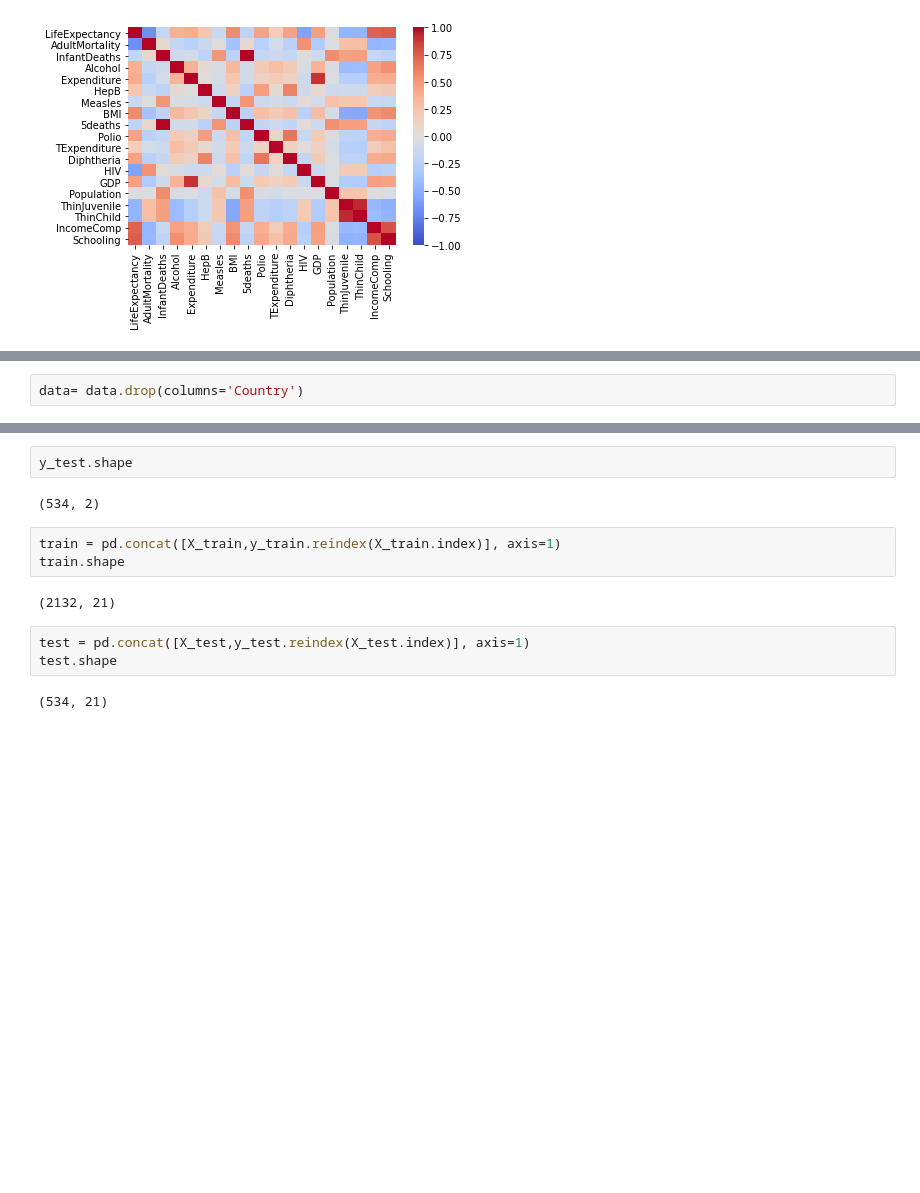
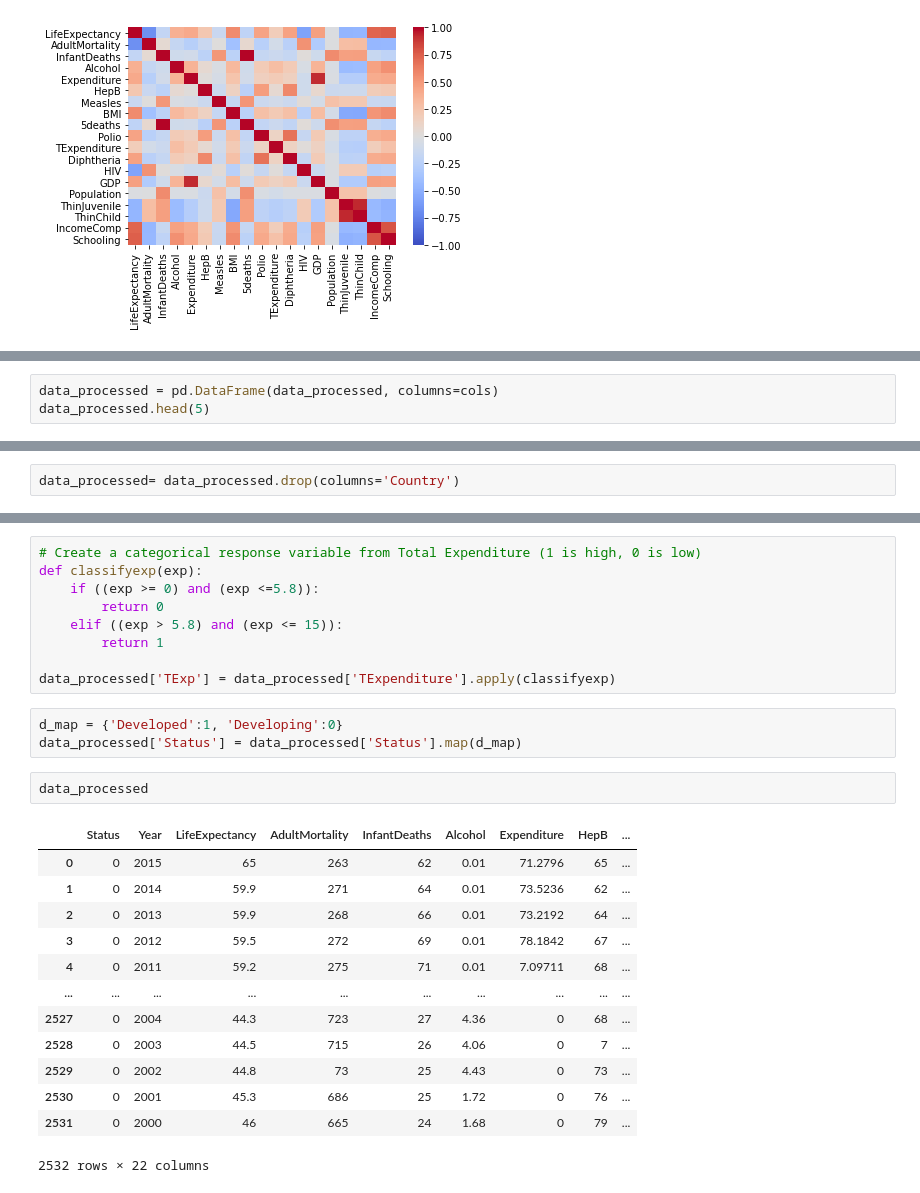
Before and after one commit to crsimmons1/lifeexpectancy, a Jupyter notebook: DataProcessesing.ipynb, the cells around one changed output, grey strips where cells are left out. Saved outputs shown, nothing was run; the diff lists cells and outputs as text; blank space fills up the shorter version.

Commit message:
Updated test/train

```diff
--- a/DataProcessesing.ipynb
+++ b/DataProcessesing.ipynb
@@ -211,0 +260,3 @@ iimputer = IterativeImputer(max_iter=15, random_state=0)
+# %%
+data_processed = pd.DataFrame(data_processed, columns=cols)
+data_processed.head(5)
@@ -212,2 +291,2 @@ iimputer = IterativeImputer(max_iter=15, random_state=0)
 # %%
-data= data.drop(columns='Country')
+data_processed= data_processed.drop(columns='Country')
@@ -277,15 +293,29 @@ y_train.shape
-# %%
-y_test.shape
-# %% [output]
-(534, 2)
-# %%
-train = pd.concat([X_train,y_train.reindex(X_train.index)], axis=1)
-train.shape
-# %% [output]
-(2132, 21)
-# %%
-test = pd.concat([X_test,y_test.reindex(X_test.index)], axis=1)
-test.shape
-# %% [output]
-(534, 21)
+# %%
+# Create a categorical response variable from Total Expenditure (1 is high, 0 is low)
+def classifyexp(exp):
+    if ((exp >= 0) and (exp <=5.8)):
+        return 0
+    elif ((exp > 5.8) and (exp <= 15)):
+        return 1
+
+data_processed['TExp'] = data_processed['TExpenditure'].apply(classifyexp)
+# %%
+d_map = {'Developed':1, 'Developing':0}
+data_processed['Status'] = data_processed['Status'].map(d_map)
+# %%
+data_processed
+# %% [output]
+|  | Status | Year | LifeExpectancy | AdultMortality | InfantDeaths | Alcohol | Expenditure | HepB | ... |
+| 0 | 0 | 2015 | 65 | 263 | 62 | 0.01 | 71.2796 | 65 | ... |
+| 1 | 0 | 2014 | 59.9 | 271 | 64 | 0.01 | 73.5236 | 62 | ... |
+| 2 | 0 | 2013 | 59.9 | 268 | 66 | 0.01 | 73.2192 | 64 | ... |
+| 3 | 0 | 2012 | 59.5 | 272 | 69 | 0.01 | 78.1842 | 67 | ... |
+| 4 | 0 | 2011 | 59.2 | 275 | 71 | 0.01 | 7.09711 | 68 | ... |
+| ... | ... | ... | ... | ... | ... | ... | ... | ... | ... |
+| 2527 | 0 | 2004 | 44.3 | 723 | 27 | 4.36 | 0 | 68 | ... |
+| 2528 | 0 | 2003 | 44.5 | 715 | 26 | 4.06 | 0 | 7 | ... |
+| 2529 | 0 | 2002 | 44.8 | 73 | 25 | 4.43 | 0 | 73 | ... |
+| 2530 | 0 | 2001 | 45.3 | 686 | 25 | 1.72 | 0 | 76 | ... |
+| 2531 | 0 | 2000 | 46 | 665 | 24 | 1.68 | 0 | 79 | ... |
+2532 rows × 22 columns
 # %%
```
Also changed, not shown: parts of 41 cells of this notebook.
